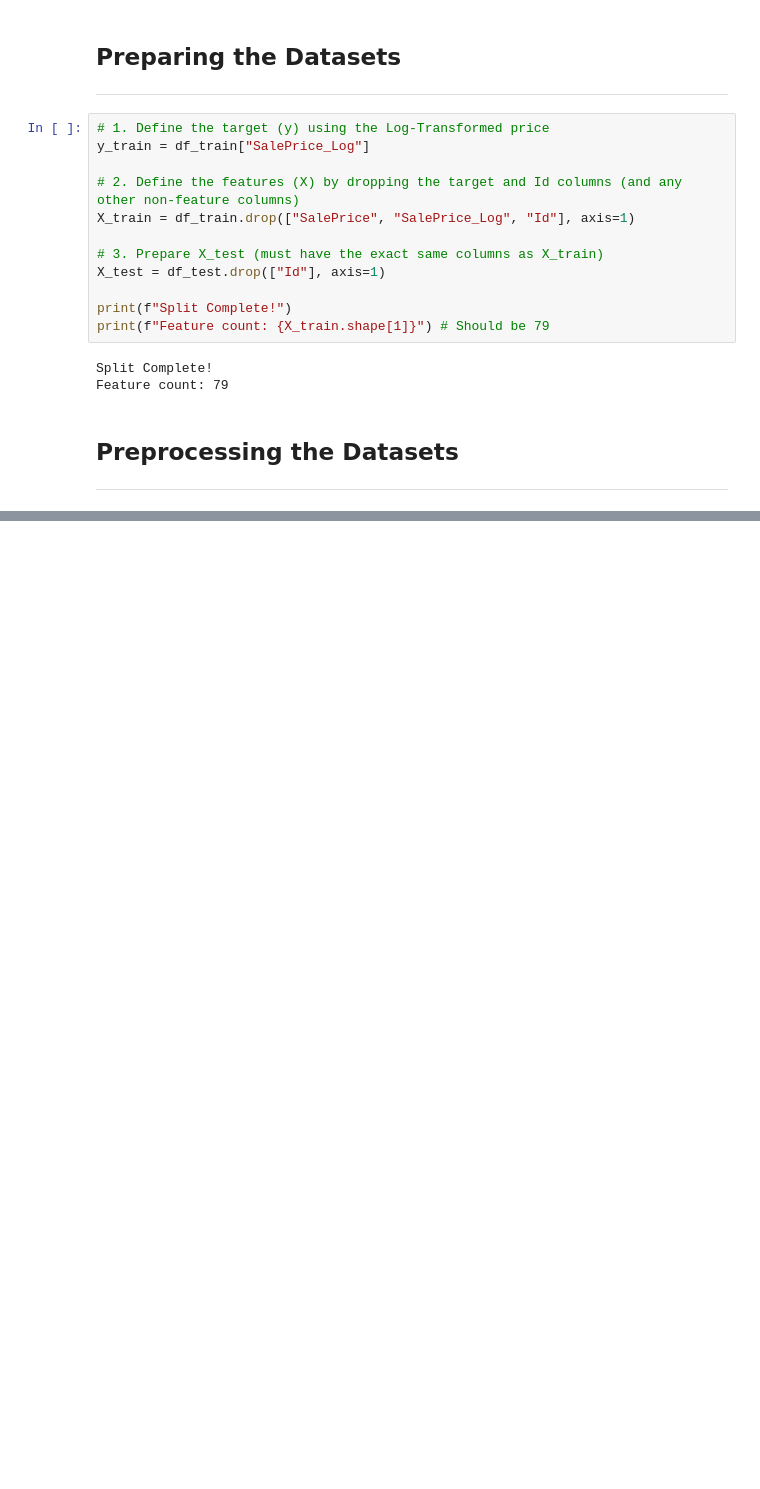
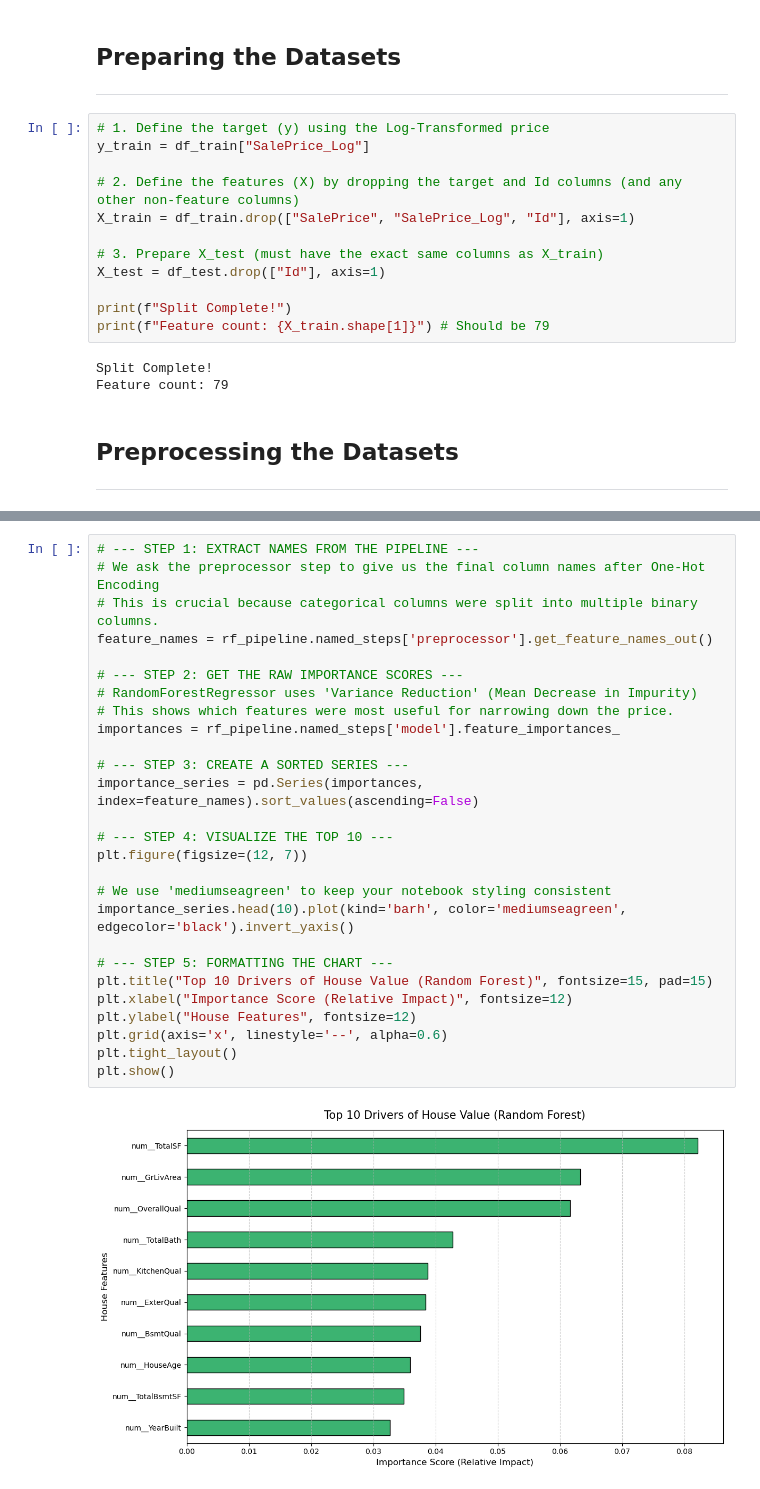
Before and after one commit to ArsalanHashmi777/Titanic, a Jupyter notebook: House-Price-Regression/house-price_model.ipynb, the cells around one changed output, grey strips where cells are left out. Drawn from its saved outputs; the diff is of its cells as text; blank space fills up the shorter version.

```diff
--- a/House-Price-Regression/house-price_model.ipynb
+++ b/House-Price-Regression/house-price_model.ipynb
@@ -314,0 +381,29 @@ def run_hyperparameter_tuning(X, y):
+# %%
+# --- STEP 1: EXTRACT NAMES FROM THE PIPELINE ---
+# We ask the preprocessor step to give us the final column names after One-Hot Encoding
+# This is crucial because categorical columns were split into multiple binary columns.
+feature_names = rf_pipeline.named_steps['preprocessor'].get_feature_names_out()
+
+# --- STEP 2: GET THE RAW IMPORTANCE SCORES ---
+# RandomForestRegressor uses 'Variance Reduction' (Mean Decrease in Impurity)
+# This shows which features were most useful for narrowing down the price.
+importances = rf_pipeline.named_steps['model'].feature_importances_
+
+# --- STEP 3: CREATE A SORTED SERIES ---
+importance_series = pd.Series(importances, index=feature_names).sort_values(ascending=False)
+
+# --- STEP 4: VISUALIZE THE TOP 10 ---
+plt.figure(figsize=(12, 7))
+
+# We use 'mediumseagreen' to keep your notebook styling consistent
+importance_series.head(10).plot(kind='barh', color='mediumseagreen', edgecolor='black').invert_yaxis()
+
+# --- STEP 5: FORMATTING THE CHART ---
+plt.title("Top 10 Drivers of House Value (Random Forest)", fontsize=15, pad=15)
+plt.xlabel("Importance Score (Relative Impact)", fontsize=12)
+plt.ylabel("House Features", fontsize=12)
+plt.grid(axis='x', linestyle='--', alpha=0.6)
+plt.tight_layout()
+plt.show()
+# %% [output]
+[figure, added]
```
Also changed, not shown: parts of 10 cells of this notebook, 1 other file.
